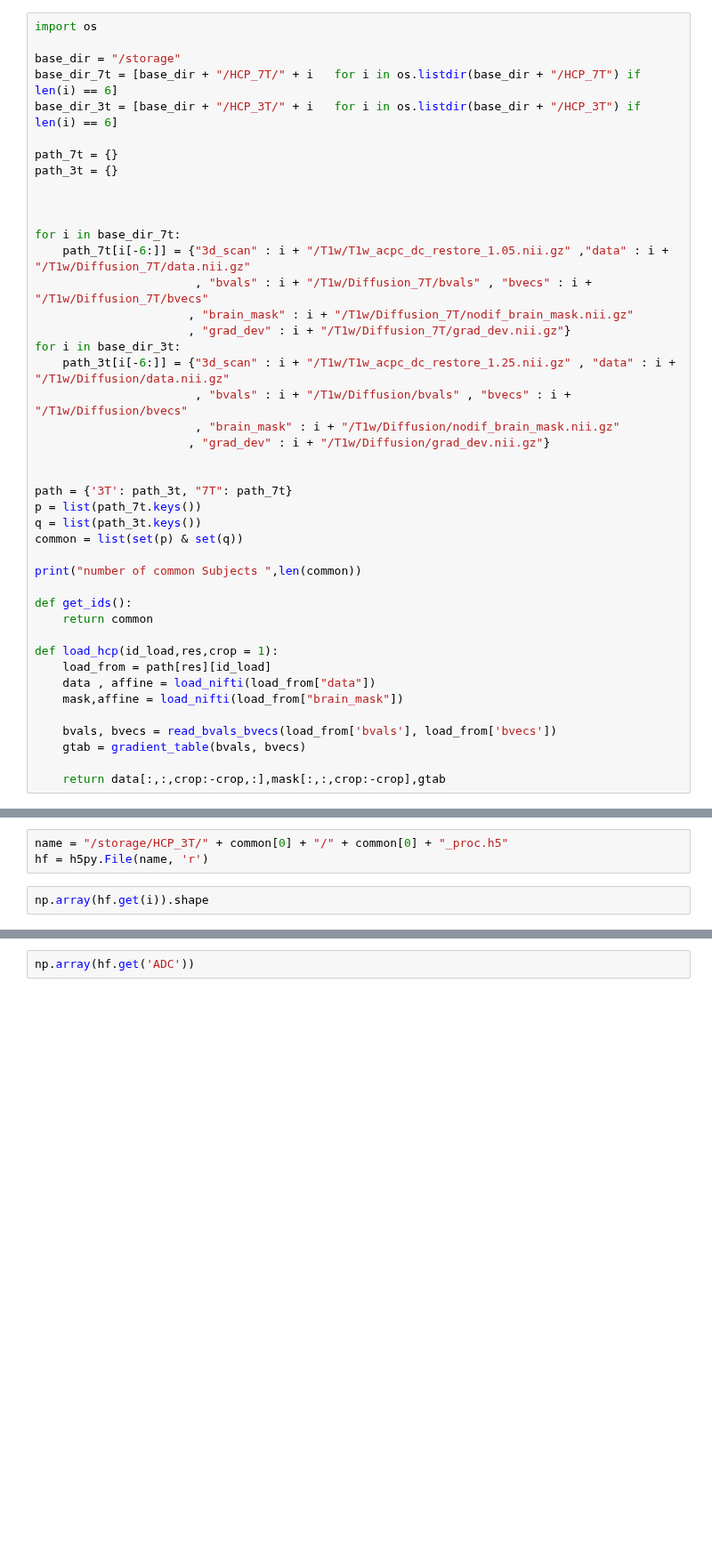
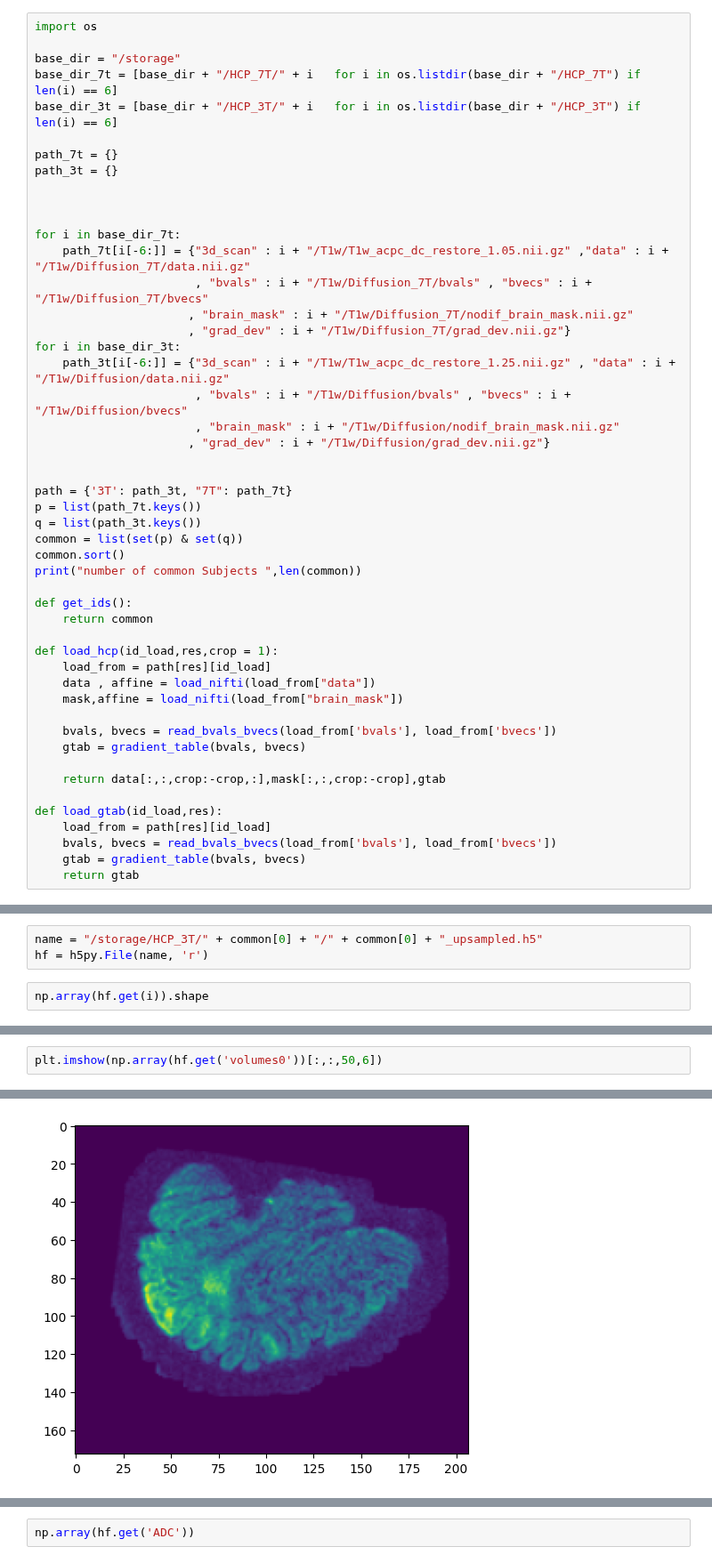
Before and after one commit to arihantjain124/HCP_SR, a Jupyter notebook: Dump_h5.ipynb, the cells around one changed output, grey strips where cells are left out. Shown at 89% size. Saved outputs shown, nothing was run; the diff lists cells and outputs as text; blank space fills up the shorter version.

Commit message:
Added support for storing upsampled lr as h5 files

```diff
--- a/Dump_h5.ipynb
+++ b/Dump_h5.ipynb
@@ -26,7 +26,7 @@ path = {'3T': path_3t, "7T": path_7t}
 p = list(path_7t.keys())
 q = list(path_3t.keys())
 common = list(set(p) & set(q))
-
+common.sort()
 print("number of common Subjects ",len(common))
 
 def get_ids():
@@ -41,6 +41,12 @@ def load_hcp(id_load,res,crop = 1):
     gtab = gradient_table(bvals, bvecs)
 
     return data[:,:,crop:-crop,:],mask[:,:,crop:-crop],gtab
+
+def load_gtab(id_load,res):
+    load_from = path[res][id_load]
+    bvals, bvecs = read_bvals_bvecs(load_from['bvals'], load_from['bvecs'])
+    gtab = gradient_table(bvals, bvecs)
+    return gtab
 # %% [output]
 number of common Subjects  171
 # %%
@@ -239,7 +497,7 @@ hf.close()
 # %%
 common[0]
 # %%
-name = "/storage/HCP_3T/" + common[0] + "/" + common[0] + "_proc.h5"
+name = "/storage/HCP_3T/" + common[0] + "/" + common[0] + "_upsampled.h5"
 hf = h5py.File(name, 'r')
 # %%
 np.array(hf.get(i)).shape
@@ -247,0 +516,3 @@ np.array(hf.get('bvals1'))
+# %%
+plt.imshow(np.array(hf.get('volumes0'))[:,:,50,6])
+# %% [output]
@@ -248,3 +520,4 @@ np.array(hf.get('bvals1'))
+[figure, added]
 # %%
 for i in list(hf.keys()):
     print(i,np.array(hf.get(i)).shape)
```
Also changed, not shown: parts of 54 cells of this notebook.
